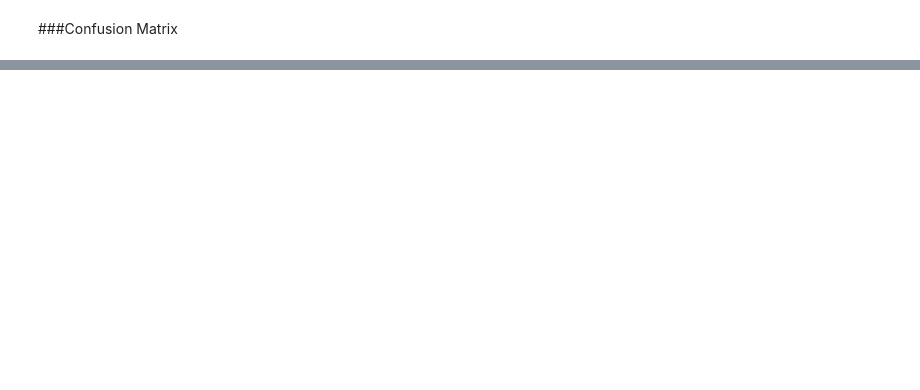
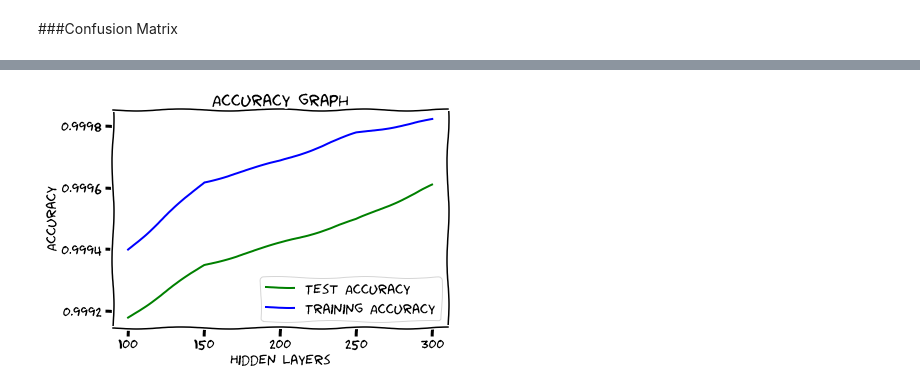
Before and after one commit to hasanahmed1810/CreditCardFraudDetection, a Jupyter notebook: Credit_Card_Fraud_Detection_Using_MLP.ipynb, the cells around one changed output, grey strips where cells are left out. Drawn from its saved outputs; the diff is of its cells as text; code cells hidden in the pictures; blank space fills up the shorter version.

Commit message:
added graphs, confusion matrix, and over sampling

```diff
--- a/Credit_Card_Fraud_Detection_Using_MLP.ipynb
+++ b/Credit_Card_Fraud_Detection_Using_MLP.ipynb
@@ -103,0 +194,13 @@ array([[84950,   200],
+# %%
+Hidden_Layers = [100,150,200,250,300]
+Test_accuracy = [0.9991793140237647,0.9993493132616992,0.9994196577739479,0.999495864328884,0.9996072431399445]
+Train_accuracy = [0.9993995593418769,0.9996181297906497,0.9996859619988896,0.9997764049432094,0.9998191141113604]
+plt.plot(Hidden_Layers, Test_accuracy, 'g', label='Test Accuracy')
+plt.plot(Hidden_Layers, Train_accuracy, 'b', label='Training Accuracy')
+plt.title('Accuracy graph')
+plt.xlabel('Hidden Layers')
+plt.ylabel('Accuracy')
+plt.legend()
+plt.show()
+# %% [output]
+[figure, added]
```
Also changed, not shown: parts of 25 cells of this notebook, 1 other file.
